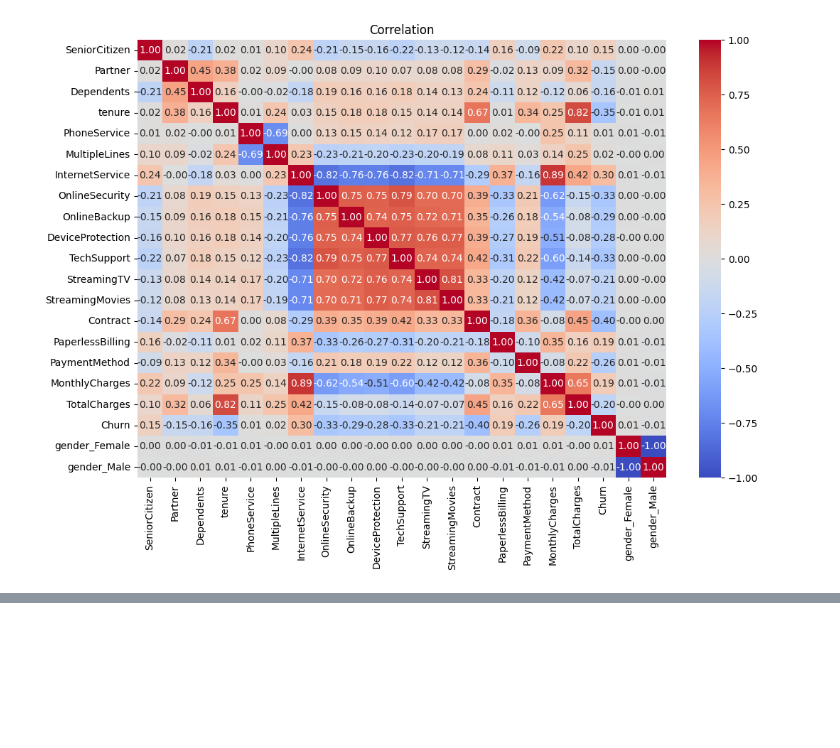
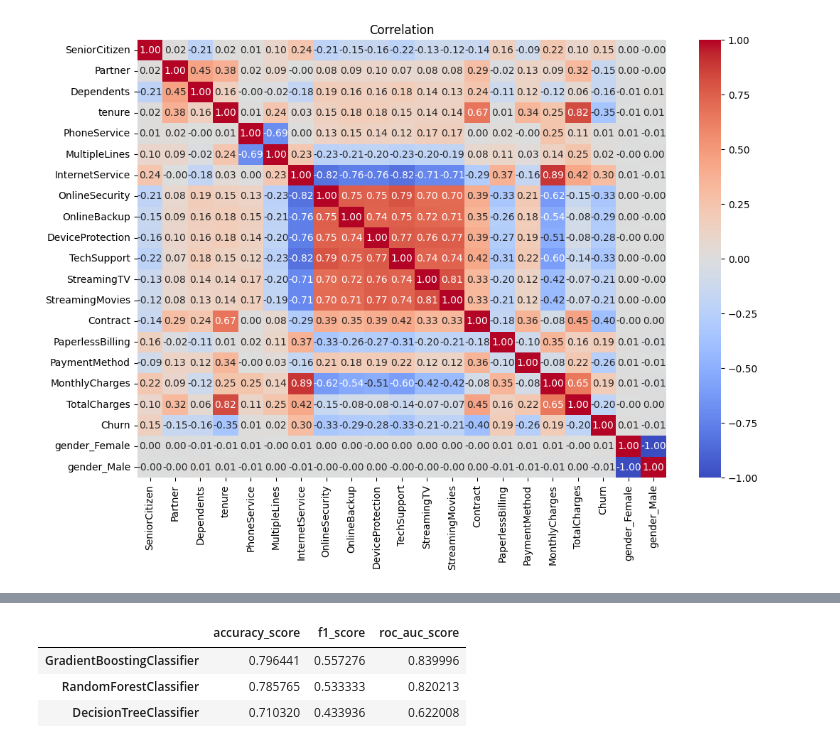
Before and after one commit to UZOKMUROD/telco-churn, a Jupyter notebook: notebooks/eda.ipynb, the cells around one changed output, grey strips where cells are left out. Cells and saved outputs as stored; diff of their text form; code cells hidden in the pictures; blank space fills up the shorter version.

```diff
--- a/notebooks/eda.ipynb
+++ b/notebooks/eda.ipynb
@@ -470,0 +511,3 @@ plt.show()
+# %%
+y = df['Churn']
+X = df.drop('Churn', axis=1)
@@ -470,0 +575,9 @@ plt.show()
+# %%
+train = Train_models(X, y)
+# %%
+train.run()
+# %% [output]
+|  | accuracy_score | f1_score | roc_auc_score |
+| GradientBoostingClassifier | 0.796441 | 0.557276 | 0.839996 |
+| RandomForestClassifier | 0.785765 | 0.533333 | 0.820213 |
+| DecisionTreeClassifier | 0.710320 | 0.433936 | 0.622008 |
```
Also changed, not shown: parts of 6 cells of this notebook, 5 other files.
